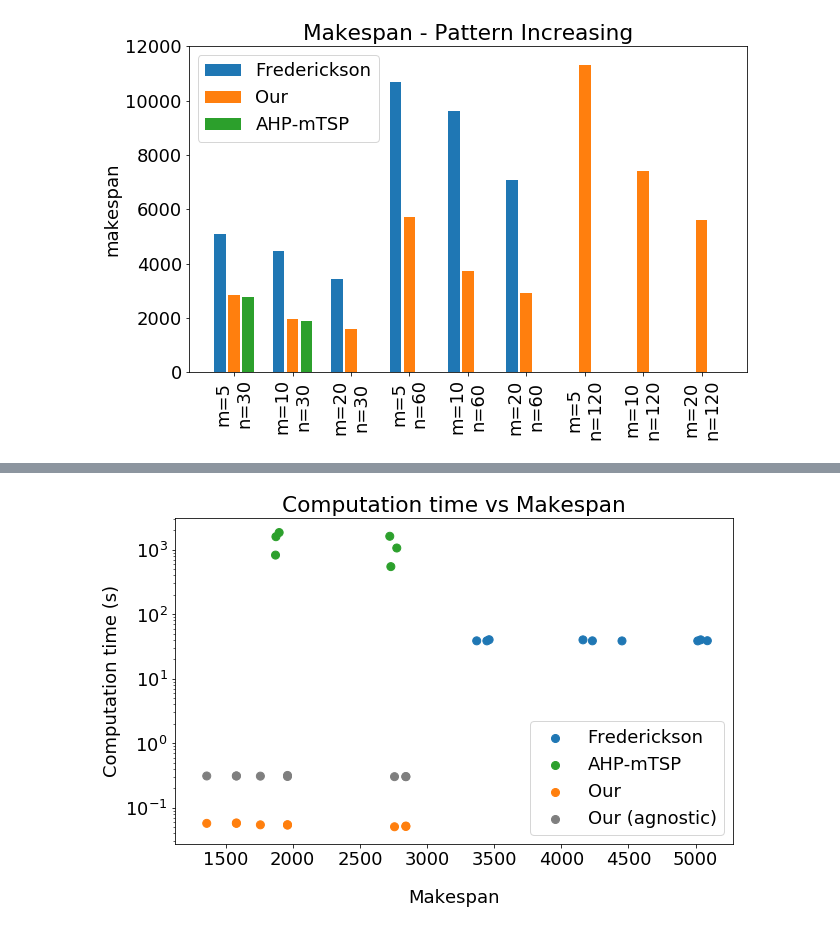
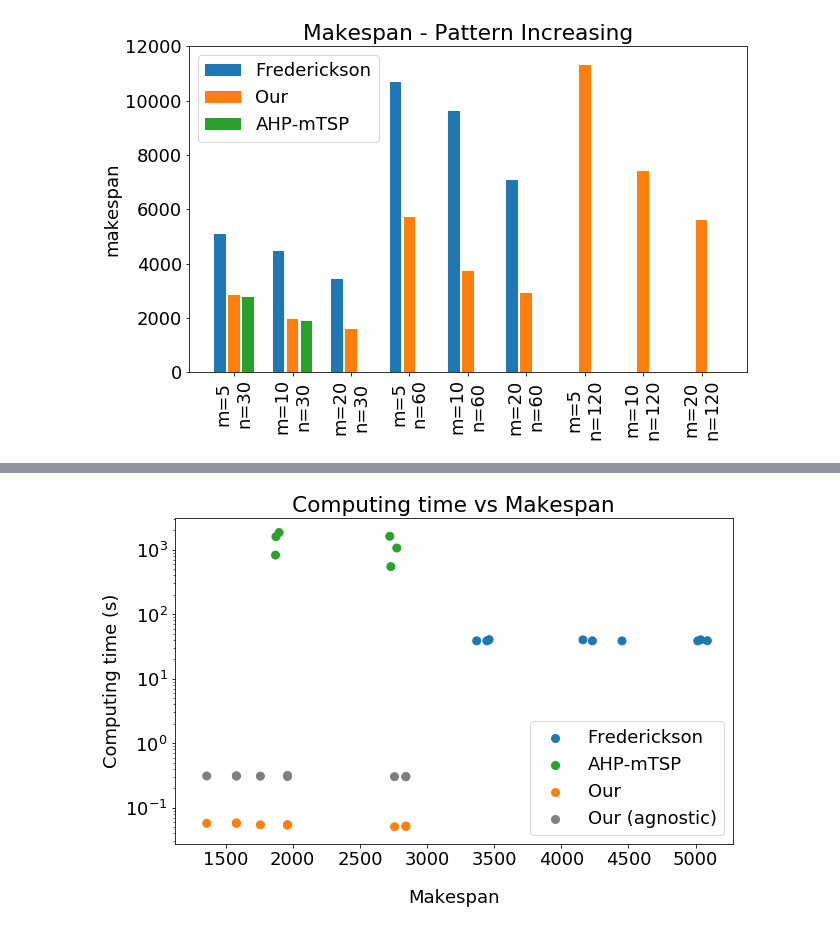
Before and after one commit to mirkosalaris/CoverageModularEnvironments, a Jupyter notebook: Notebooks/Comparison data analysis.ipynb, the cells around one changed output, grey strips where cells are left out. Drawn from its saved outputs; the diff is of its cells as text; code cells hidden in the pictures.

```diff
--- a/Notebooks/Comparison data analysis.ipynb
+++ b/Notebooks/Comparison data analysis.ipynb
@@ -343,25 +343,25 @@ fig.savefig(SAVE_FOLDER+"time_comparison_random.pdf", bbox_inches='tight', pad_i
 # %%
 #### SCATTER PLOT Makespan vs Runtime ####
 
 s=[64]*9 # size of the dots (radius^2)
 
 fig, ax = plt.subplots() # needed to rotate the labels
 
-ax.set_title("Computation time vs Makespan")
+ax.set_title("Computing time vs Makespan")
 
 plt.yscale("log")
 
 plt.scatter(extr_30(fred_max_len_list), extr_30(fred_time_list), s=s, color="tab:blue")
 plt.scatter(extr_30(ahp_max_len_list), extr_30(ahp_time_list), s=s, color="tab:green")
 plt.scatter(extr_30(int_max_len_list), extr_30(int_time_list), s=s, color="tab:orange")
 plt.scatter(extr_30(int_max_len_list), extr_30(agnostic_int_time_list), s=s, color="tab:gray")
 
 plt.xlabel("Makespan", labelpad=20)
-plt.ylabel("Computation time (s)")
+plt.ylabel("Computing time (s)")
 
 plt.legend(("Frederickson", "AHP-mTSP", "Our", "Our (agnostic)"), loc="lower right")
 
 fig.set_size_inches(PLT_W, PLT_H)
 fig.savefig(SAVE_FOLDER+"scatter_comparison_random.pdf", bbox_inches='tight', pad_inches=0.1)
 # %% [output]
-[figure, old version]
+[figure, new version]
```
Also changed, not shown: parts of 1 cell of this notebook, 2 other files.
